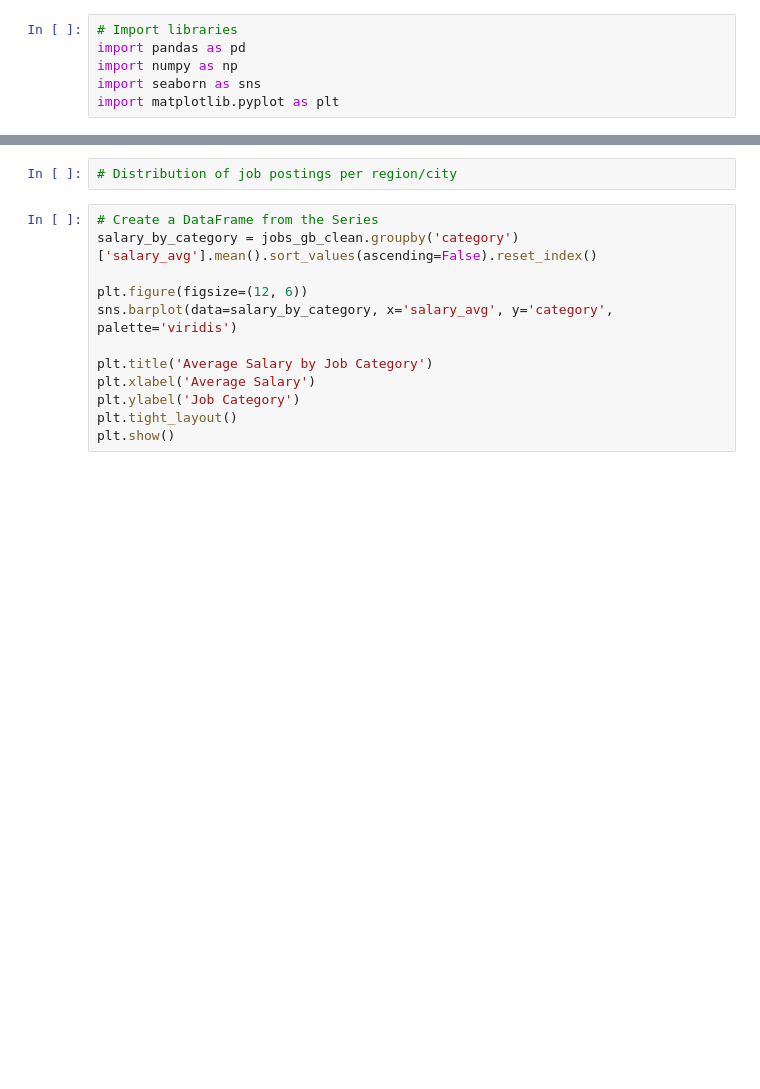
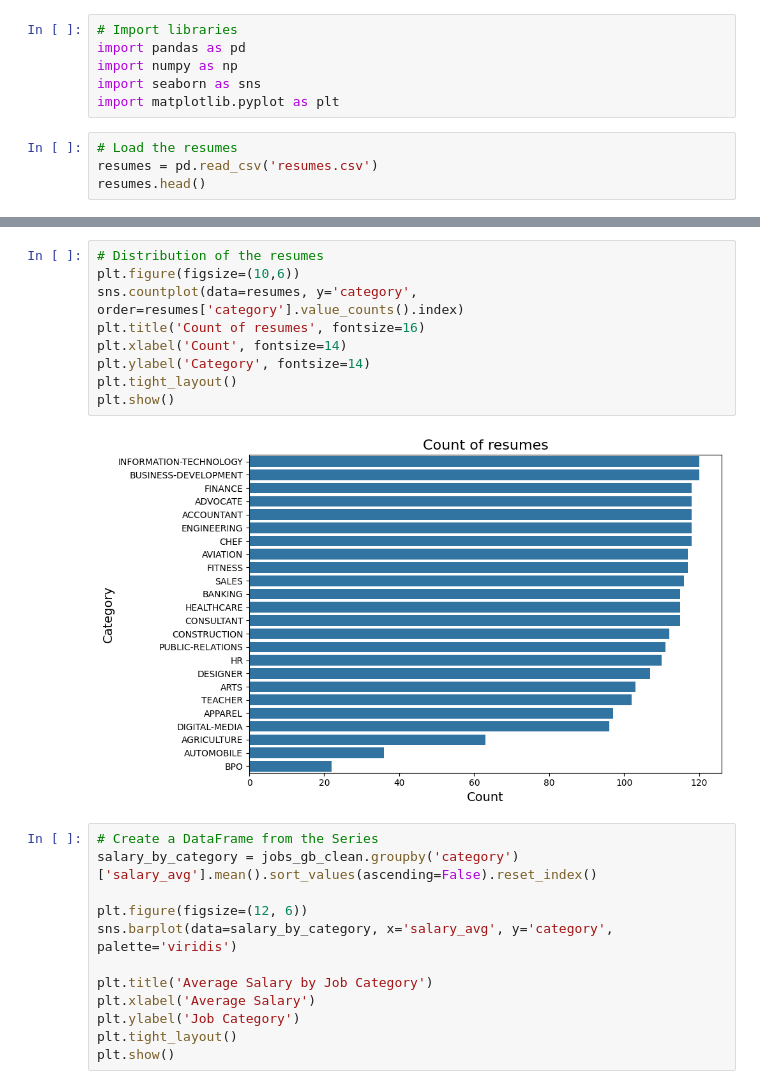
Before and after one commit to esther670/resume-screening-and-job-matching, a Jupyter notebook: EDA.ipynb, the cells around one changed output, grey strips where cells are left out. Drawn from its saved outputs; the diff is of its cells as text; blank space fills up the shorter version.

```diff
--- a/EDA.ipynb
+++ b/EDA.ipynb
@@ -4,3 +4,7 @@ import pandas as pd
 import numpy as np
 import seaborn as sns
 import matplotlib.pyplot as plt
+# %%
+# Load the resumes
+resumes = pd.read_csv('resumes.csv')
+resumes.head()
@@ -29,5 +40,14 @@ plt.show()
-# %%
-# Distribution of job postings per region/city
+# %%
+# Distribution of the resumes
+plt.figure(figsize=(10,6))
+sns.countplot(data=resumes, y='category', order=resumes['category'].value_counts().index)
+plt.title('Count of resumes', fontsize=16)
+plt.xlabel('Count', fontsize=14)
+plt.ylabel('Category', fontsize=14)
+plt.tight_layout()
+plt.show()
+# %% [output]
+[figure, added]
 # %%
 # Create a DataFrame from the Series
 salary_by_category = jobs_gb_clean.groupby('category')['salary_avg'].mean().sort_values(ascending=False).reset_index()
```
Also changed, not shown: parts of 7 cells of this notebook, 7 other files.
